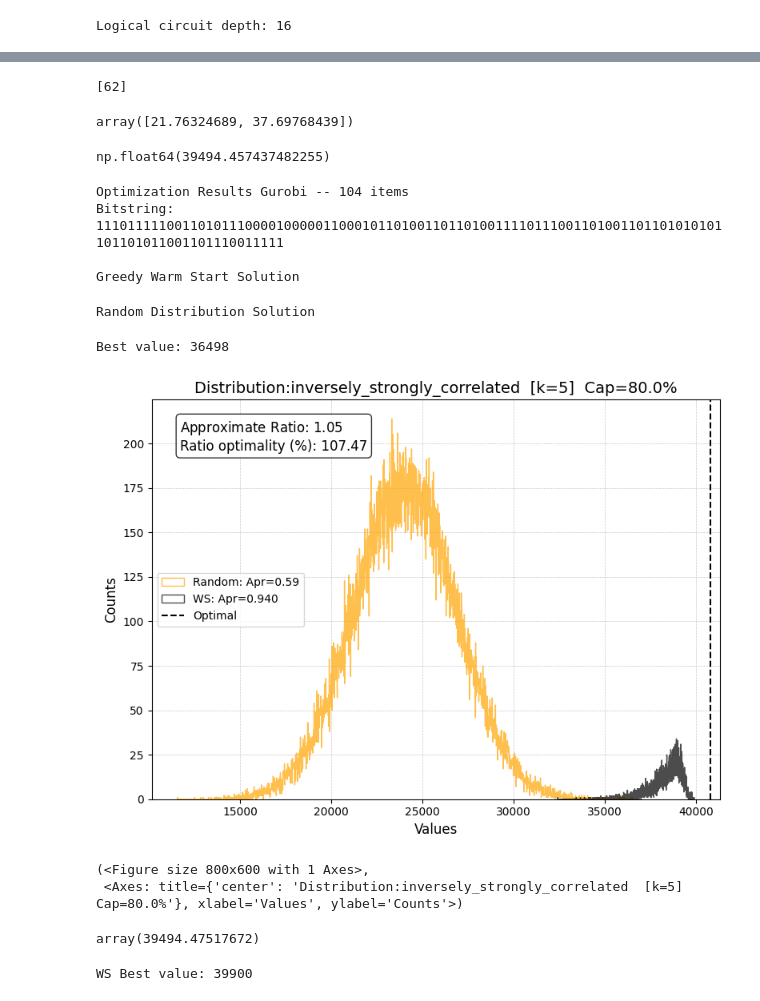
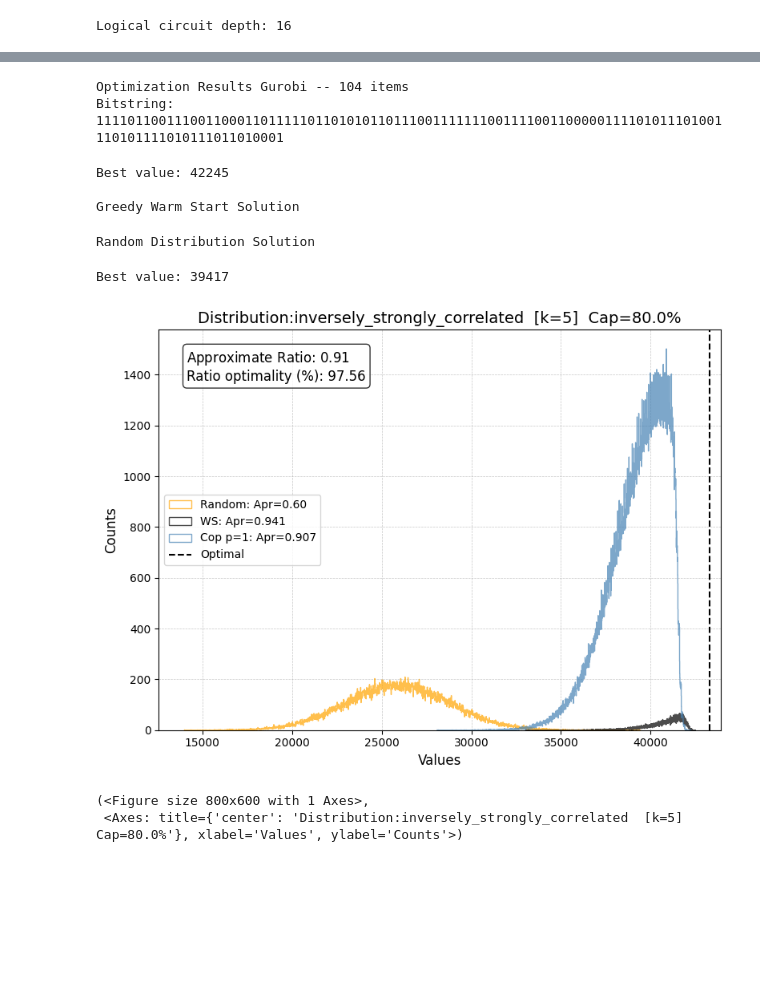
Before and after one commit to jhoule42/xQAOA_unit_commitment, a Jupyter notebook: ibrahim_test.ipynb, the cells around one changed output, grey strips where cells are left out. Drawn from its saved outputs; the diff is of its cells as text; code cells hidden in the pictures; blank space fills up the shorter version.

Commit message:
compare triviail qaoa with ws

```diff
--- a/ibrahim_test.ipynb
+++ b/ibrahim_test.ipynb
@@ -27,10 +30,13 @@ from ADMM.scripts.solvers.classical_solver_UC import gurobi_knapsack_solver
 # %%
-service = QiskitRuntimeService(name='enablement-work')
+service = QiskitRuntimeService(name='')
 backend = service.backend('ibm_torino')
 print("Backend Connected.")
 # %% [output]
 Backend Connected.
 # %%
+from qiskit.transpiler import generate_preset_pass_manager
+
+pm = generate_preset_pass_manager(optimization_level=3, backend=backend)
 n = 104 # number of qubits
 shots = 100_000 # number of shots
 p = 1 # number of layers for the QAOA circuit
@@ -59,11 +67,11 @@ def cost_hamiltonian_paulis_op(n, v):
         z_string = ['I'] * n
         z_string[i] = 'Z'
         pauli_terms.append(''.join(z_string))
-        coeffs.append(-v[i] / 2)  # coefficient for -Z_i
+        coeffs.append(-v[i]/2)  # coefficient for -Z_i
 
     # Add the identity part: sum_i v_i / 2
     pauli_terms.append('I' * n)
-    coeffs.append(sum(v) / 2)
+    coeffs.append(sum(v)/2)
 
     return SparsePauliOp.from_list(list(zip(pauli_terms, coeffs)))
 
@@ -83,11 +91,14 @@ optimizer_C = QKPOptimizer(v, w, c,
 p_dist = optimizer_C.logistic_bias(k=5)
 initial_state_qc = optimizer_C.initial_state_preparation(QuantumCircuit(n), p_dist)
 
+
+p_dist_test = np.zeros(104) # only here to ensure identity qaoa circ
+
 cost_qc = QuantumCircuit(n)
 mixer_qc = QuantumCircuit(n)
 
 cost_layer = optimizer_C.generate_cost_unitary(gamma=gamma[0])
-mixer_layer = optimizer_C.ring_copula_mixer(QuantumCircuit(n), p_dist,theta=-1, beta=beta[0])
+mixer_layer = optimizer_C.ring_copula_mixer(QuantumCircuit(n), p_dist_test,theta=-1, beta=beta[0])
 cost_qc.compose(cost_layer, inplace=True)
 mixer_qc.compose(mixer_layer, inplace=True)
 
@@ -123,11 +134,10 @@ sampler_mps = SamplerV2(
                                  })
 
 print("Transpiling the circuit...")
-transpiled_circuit = transpile(qaoa_ansatz, backend=backend,
-                               optimization_level=transpilation_level)
+transpiled_circuit = pm.run(qaoa_ansatz.assign_parameters([0,0]))
 
 print(f"(Transpiled) Circuit depth: {transpiled_circuit.depth()}")
-print(f"(Transpiled) 2Q gates depth: {transpiled_circuit.depth(lambda x: (len(x.qubits)>=2))}")
+print(f"(Transpiled) 2Q gates depth: {transpiled_circuit.depth(lambda x: (len(x.qubits)==2))}")
 print(f"(Transpiled) Total 2Q gates: {transpiled_circuit.num_nonlocal_gates()}")
 # %% [output]
 Transpiling the circuit...
@@ -266,14 +274,4 @@ cost_func_lightcone([ 8.425e+00  3.770e+01]) = -
 # %%
 #pick out best final param
 
-[i for i in range(len(x_vals)) if y_vals[i] == np.max(y_vals)]
+#[i for i in range(len(x_vals)) if y_vals[i] == np.max(y_vals)]
-# %% [output]
-[62]
-# %%
-x_vals[62]
-# %% [output]
-array([21.76324689, 37.69768439])
-# %%
-y_vals[62]
-# %% [output]
-np.float64(39494.457437482255)
@@ -282,21 +278,17 @@ est=True
 # %%
-from sre_parse import State
-from qiskit.primitives import StatevectorEstimator
+from scripts.utils.kp_utils import probabilty_success
 
-#sv = StatevectorEstimator()
-#est = False
+est = False
 
 if light_cone:
-    # opt_circuit_lc = transpiled_circuit.assign_parameters(result_lc.x)
-    # opt_circuit_lc = transpiled_circuit.assign_parameters([1.25799961e+01, 1.16156007e-03])
-    opt_circuit_lc = transpiled_circuit.assign_parameters([0.2284331 , 12.56779864])
+    opt_circuit_lc = transpiled_circuit
     #opt_circuit_lc = initial_state_qc
     if est:
-        job_lc = estimator_mps.run([(opt_circuit_lc,  mapped_H_for_lc)])
+        job_lc = estimator_mps.run([(opt_circuit_lc, mapped_H_for_lc)])
     else:
     # add measurement
         opt_circuit_lc.measure_active()
-        job_lc = sampler_mps.run([(opt_circuit_lc,)], shots=shots)
+        job_lc = sampler_mps.run([(opt_circuit_lc,)], shots=1000_000)
 
         counts_int_lc = job_lc.result()[0].data.meas.get_int_counts()
         counts_bin_lc = job_lc.result()[0].data.meas.get_counts()
@@ -337,7 +329,7 @@ if not est:
     best_count = sorted_dict[best_value]
     print(f"Best value: {best_value}")
 
-aprox_ratio = compute_approximate_ratio(dict_bit_values_lc_rev, value_opt)
+    aprox_ratio = compute_approximate_ratio(dict_bit_values_lc_rev, value_opt)
 
 
 print("\nGreedy Warm Start Solution")
@@ -378,50 +370,43 @@ dict_bit_values_random = convert_bitstring_to_values(random_counts, v, w, c,
                                                      filter_invalid_solutions=filter_sols)
 
 # Compute the probability of sucess
 aprox_ratio_random = compute_approximate_ratio(dict_bit_values_random, value_opt)
 print(f"Best value: {max(dict_bit_values_random.keys())}")
 
 data_dict = {
 f"Random: Apr={aprox_ratio_random:.2f}": dict_bit_values_random,
    f"WS: Apr={aprox_ratio_ws:.3f}": dict_bit_values_ws,
-#   f"Cop p=1: Apr={aprox_ratio:.3f}": dict_bit_values_lc_rev,
+   f"Cop p=1: Apr={aprox_ratio:.3f}": dict_bit_values_lc_rev,
 }
 # Custom colors
 colors = {
     f"Random: Apr={aprox_ratio_random:.2f}": "orange",
     f"WS: Apr={aprox_ratio_ws:.3f}": 'black',
-#    f"Cop p=1: Apr={aprox_ratio:.3f}": "steelblue",
+    f"Cop p=1: Apr={aprox_ratio:.3f}": "steelblue",
 }
 # Annotations
 annotations = {
-    r"$\mathrm{Approximate\ Ratio}$": np.round(aprox_ratio, 2),
-    "Ratio optimality (%)": np.round(best_value /value_opt *100, 2),
+   r"$\mathrm{Approximate\ Ratio}$": np.round(aprox_ratio, 2),
+   "Ratio optimality (%)": np.round(best_value /value_opt *100, 2),
 }
 plot_multiple_distributions(
     data_dict=data_dict,
     min_cost=value_opt,
     colors=colors,
     nb_bins=2000,
     log=False,
     annotations=annotations,
     figsize=(8, 6),
     title=f"Distribution:{func_distribution.__name__[9:]}  [k={k_range}]  Cap={load_factor*100}%"
 )
 # %% [output]
 Optimization Results Gurobi -- 104 items
-Bitstring: 11101111100110101110000100000110001011010011011010011110111001101001101101010101101101011001101110011111
-
-Greedy Warm Start Solution
+Bitstring: 11110110011100110001101111101101010110111001111111001111001100000111101011101001110101111010111011010001
-Random Distribution Solution
+Best value: 42245
+
+Greedy Warm Start Solution
-Best value: 36498
+Random Distribution Solution
+Best value: 39417
-[figure, old version]
+[figure, new version]
-(<Figure size 800x600 with 1 Axes>,
- <Axes: title={'center': 'Distribution:inversely_strongly_correlated  [k=5]  Cap=80.0%'}, xlabel='Values', ylabel='Counts'>)
+(<Figure size 800x600 with 1 Axes>,
+ <Axes: title={'center': 'Distribution:inversely_strongly_correlated  [k=5]  Cap=80.0%'}, xlabel='Values', ylabel='Counts'>)
-# %%
-job_lc.result()[0].data.evs
-# %% [output]
-array(39494.47517672)
-# %%
-print(f"WS Best value: {max(dict_bit_values_ws.keys())}")
-# %% [output]
-WS Best value: 39900
```
Also changed, not shown: parts of 13 cells of this notebook.
